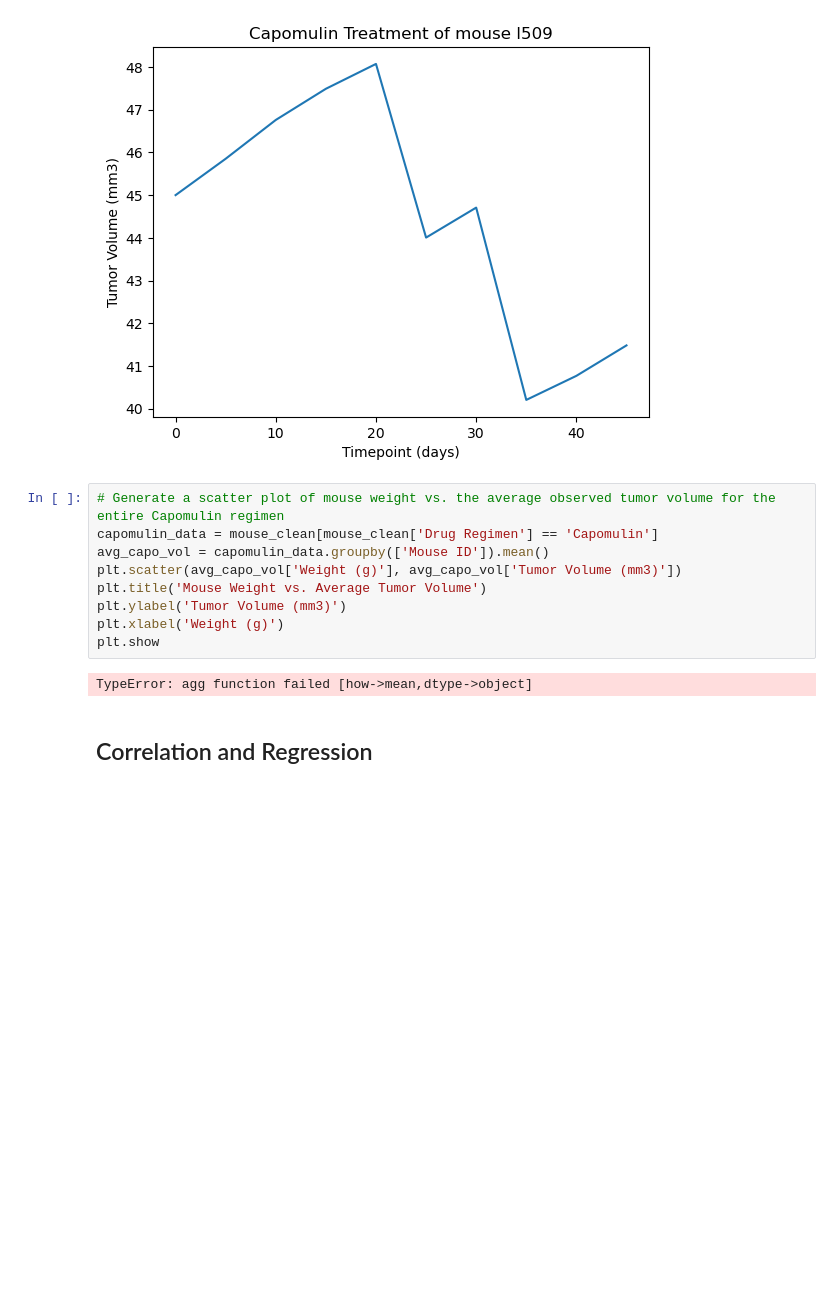
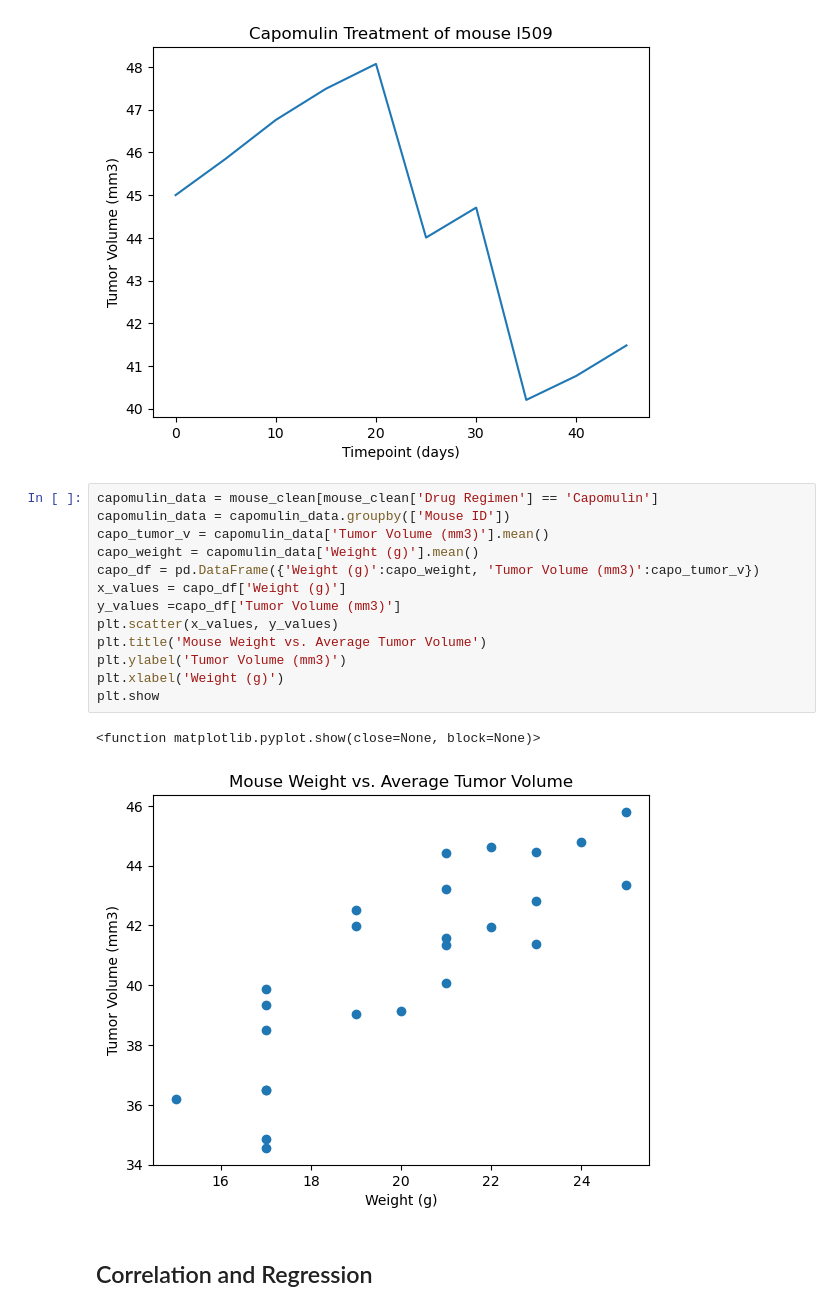
Before and after one commit to dparcon/datavis-challenge, a Jupyter notebook: Pymaceuticals/Module5_code.ipynb, the cells around one changed output. Drawn from its saved outputs; the diff is of its cells as text; blank space fills up the shorter version.

```diff
--- a/Pymaceuticals/Module5_code.ipynb
+++ b/Pymaceuticals/Module5_code.ipynb
@@ -280,16 +280,21 @@ plt.show
 <function matplotlib.pyplot.show(close=None, block=None)>
 [figure]
 # %%
-# Generate a scatter plot of mouse weight vs. the average observed tumor volume for the entire Capomulin regimen
 capomulin_data = mouse_clean[mouse_clean['Drug Regimen'] == 'Capomulin']
-avg_capo_vol = capomulin_data.groupby(['Mouse ID']).mean()
-plt.scatter(avg_capo_vol['Weight (g)'], avg_capo_vol['Tumor Volume (mm3)'])
+capomulin_data = capomulin_data.groupby(['Mouse ID'])
+capo_tumor_v = capomulin_data['Tumor Volume (mm3)'].mean()
+capo_weight = capomulin_data['Weight (g)'].mean()
+capo_df = pd.DataFrame({'Weight (g)':capo_weight, 'Tumor Volume (mm3)':capo_tumor_v})
+x_values = capo_df['Weight (g)']
+y_values =capo_df['Tumor Volume (mm3)']
+plt.scatter(x_values, y_values)
 plt.title('Mouse Weight vs. Average Tumor Volume')
 plt.ylabel('Tumor Volume (mm3)')
 plt.xlabel('Weight (g)')
 plt.show
 # %% [output]
-TypeError: agg function failed [how->mean,dtype->object]
+<function matplotlib.pyplot.show(close=None, block=None)>
+[figure, added]
 # %% [markdown]
 ## Correlation and Regression
 # %%
```
Also changed, not shown: parts of 1 cell of this notebook.
